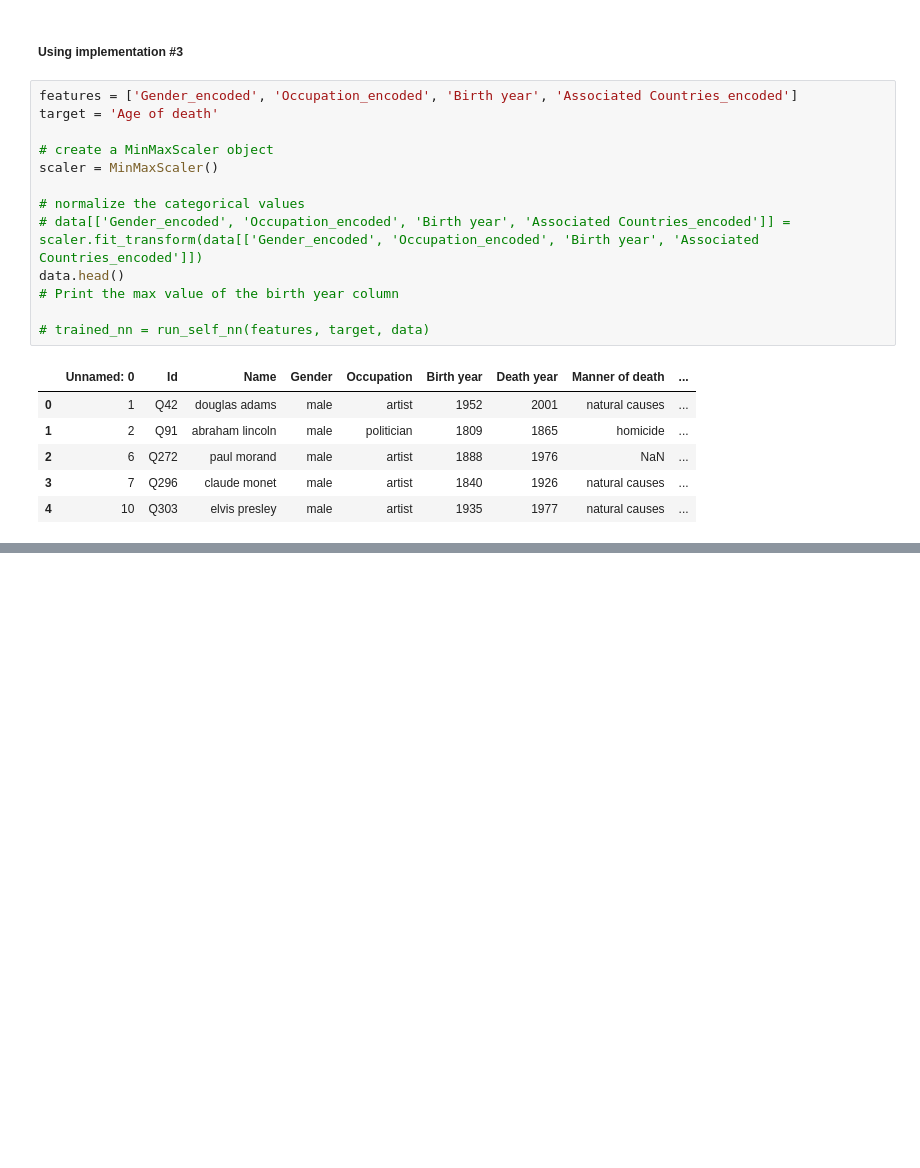
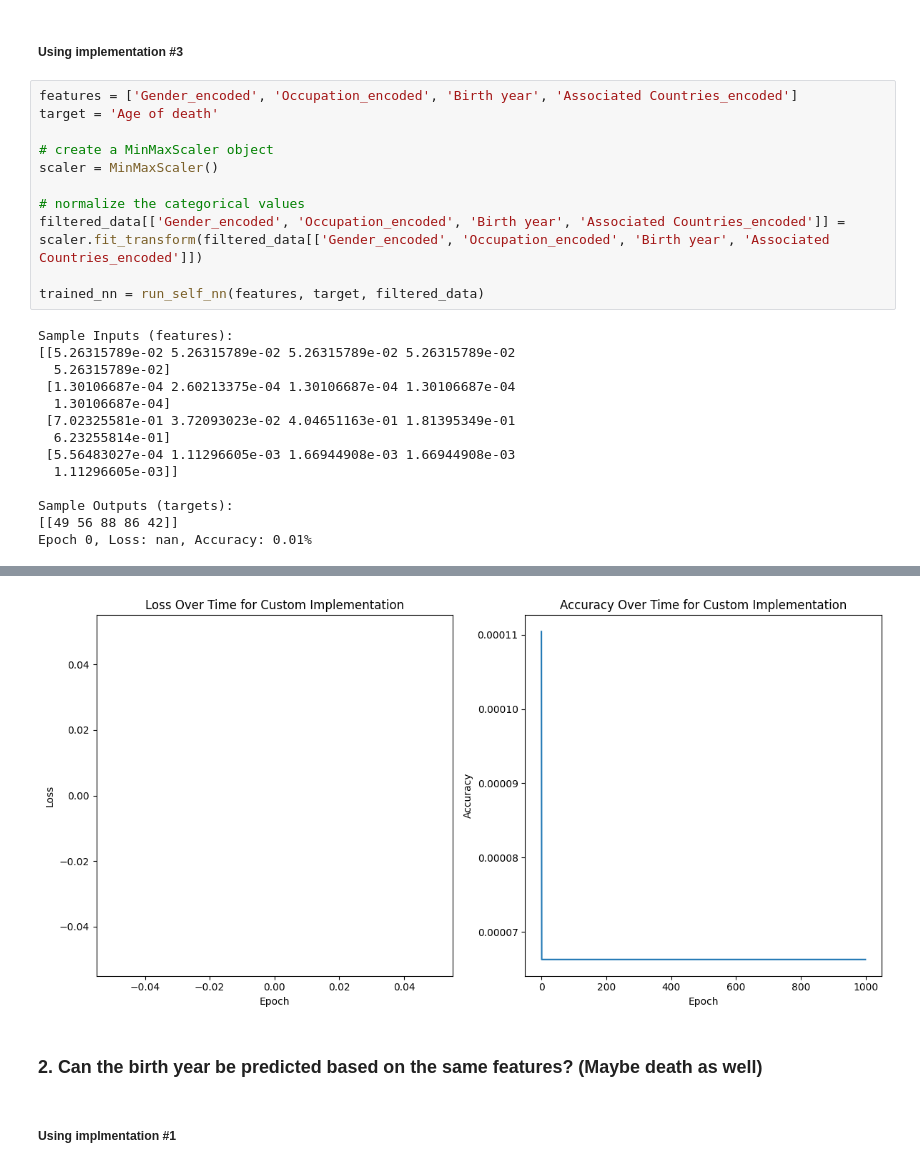
Before and after one commit to JamesHudsonn/3804ICT-Age-Analysis, a Jupyter notebook: neural_network.ipynb, the cells around one changed output, grey strips where cells are left out. Cells and saved outputs as stored; diff of their text form; blank space fills up the shorter version.

```diff
--- a/neural_network.ipynb
+++ b/neural_network.ipynb
@@ -403,15 +395,20 @@ target = 'Age of death'
 scaler = MinMaxScaler()
 
 # normalize the categorical values
-# data[['Gender_encoded', 'Occupation_encoded', 'Birth year', 'Associated Countries_encoded']] = scaler.fit_transform(data[['Gender_encoded', 'Occupation_encoded', 'Birth year', 'Associated Countries_encoded']])
-data.head()
-# Print the max value of the birth year column
+filtered_data[['Gender_encoded', 'Occupation_encoded', 'Birth year', 'Associated Countries_encoded']] = scaler.fit_transform(filtered_data[['Gender_encoded', 'Occupation_encoded', 'Birth year', 'Associated Countries_encoded']])
 
-# trained_nn = run_self_nn(features, target, data)
+trained_nn = run_self_nn(features, target, filtered_data)
 # %% [output]
-|  | Unnamed: 0 | Id | Name | Gender | Occupation | Birth year | Death year | Manner of death | ... |
-| 0 | 1 | Q42 | douglas adams | male | artist | 1952 | 2001 | natural causes | ... |
-| 1 | 2 | Q91 | abraham lincoln | male | politician | 1809 | 1865 | homicide | ... |
-| 2 | 6 | Q272 | paul morand | male | artist | 1888 | 1976 | NaN | ... |
-| 3 | 7 | Q296 | claude monet | male | artist | 1840 | 1926 | natural causes | ... |
-| 4 | 10 | Q303 | elvis presley | male | artist | 1935 | 1977 | natural causes | ... |
+Sample Inputs (features):
+[[5.26315789e-02 5.26315789e-02 5.26315789e-02 5.26315789e-02
+  5.26315789e-02]
+ [1.30106687e-04 2.60213375e-04 1.30106687e-04 1.30106687e-04
+  1.30106687e-04]
+ [7.02325581e-01 3.72093023e-02 4.04651163e-01 1.81395349e-01
+  6.23255814e-01]
+ [5.56483027e-04 1.11296605e-03 1.66944908e-03 1.66944908e-03
+  1.11296605e-03]]
+
+Sample Outputs (targets):
+[[49 56 88 86 42]]
+Epoch 0, Loss: nan, Accuracy: 0.01%
@@ -417,0 +432,5 @@ data.head()
+[figure, added]
+# %% [markdown]
+### 2. Can the birth year be predicted based on the same features? (Maybe death as well)
+# %% [markdown]
+##### Using implmentation #1
```
Also changed, not shown: parts of 26 cells of this notebook.
